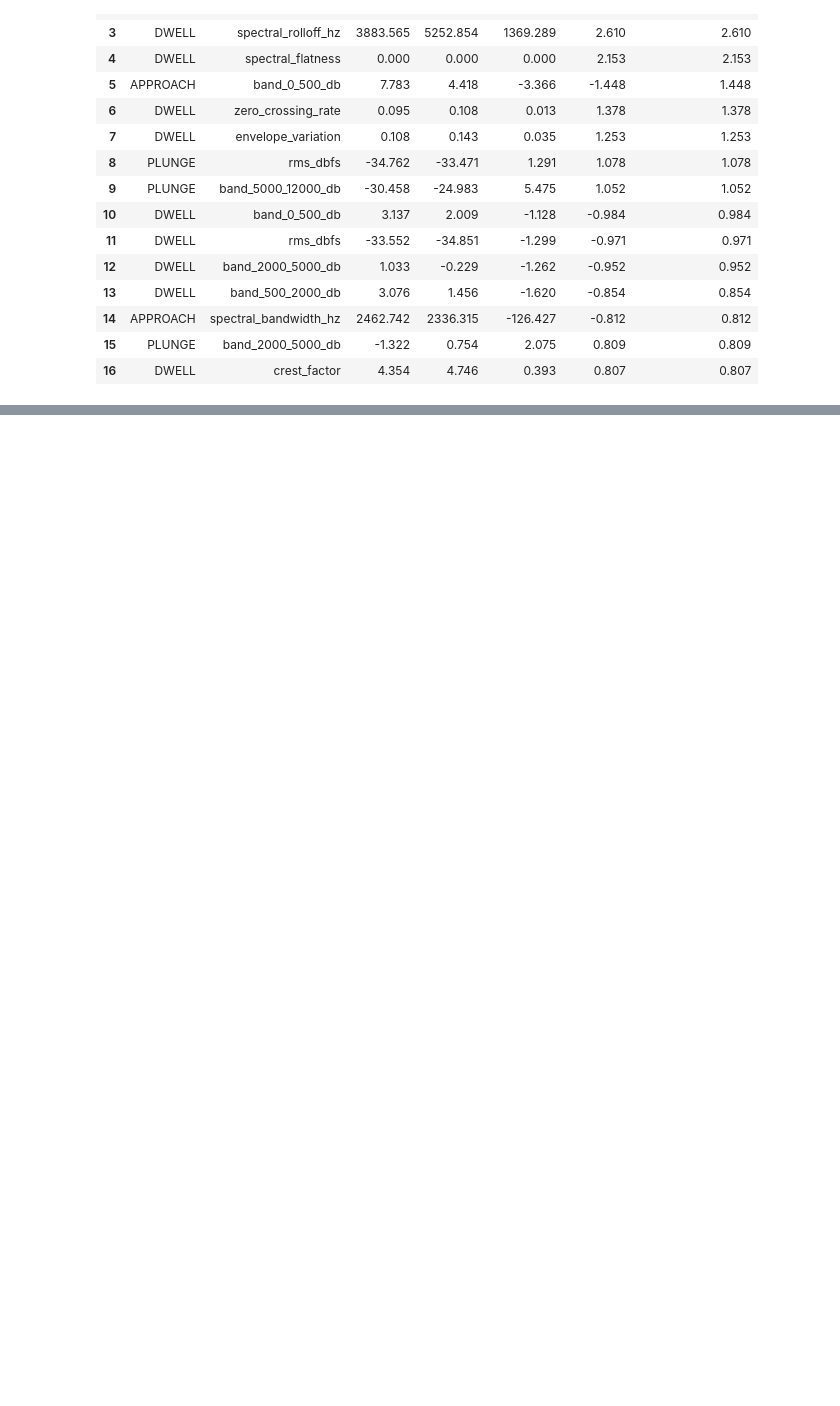
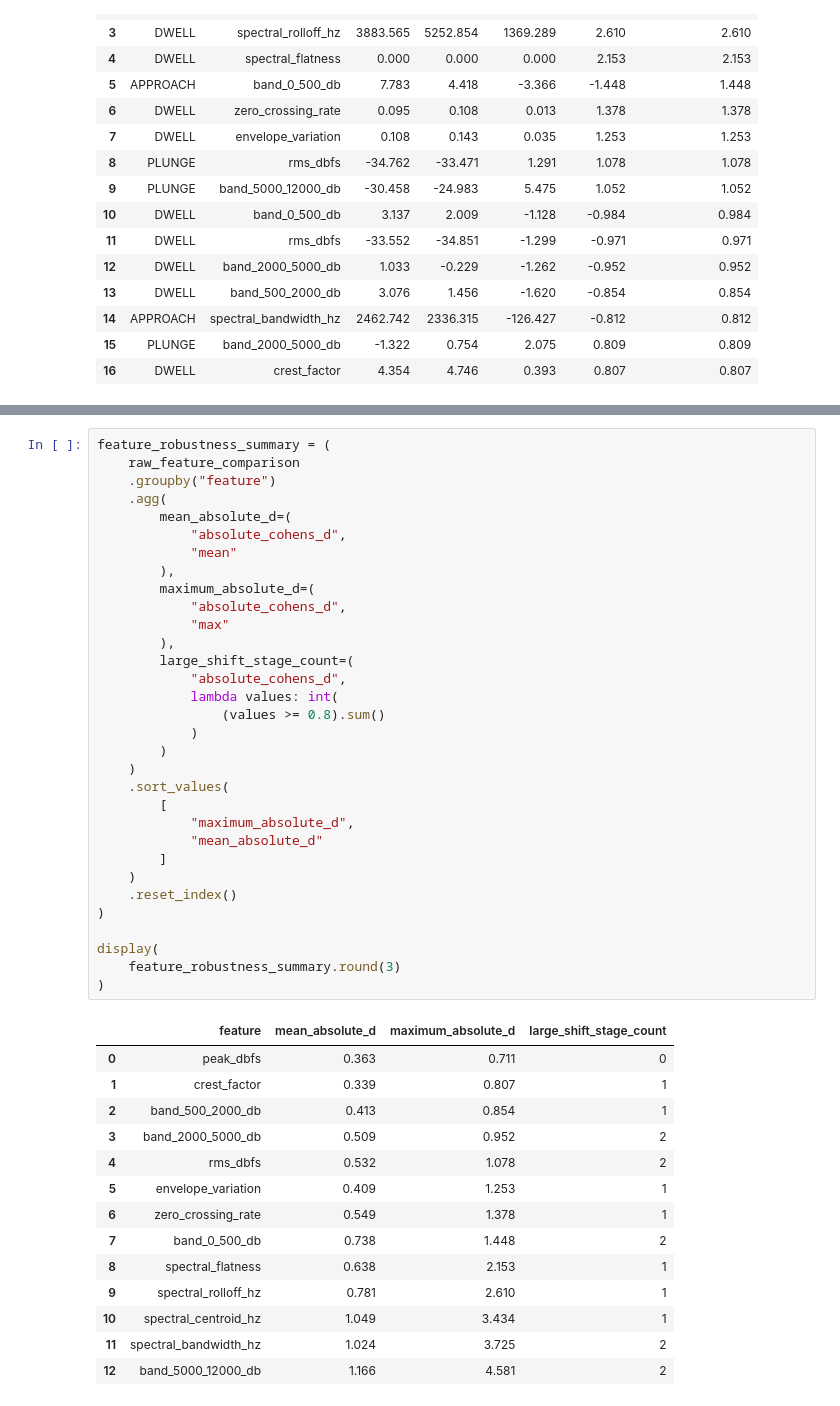
Before and after one commit to tnwlvos/Purdue-AI-education-Muchine-Learning-, a Jupyter notebook: FSSW_Audio_Classification.ipynb, the cells around one changed output, grey strips where cells are left out. Drawn from its saved outputs; the diff is of its cells as text; blank space fills up the shorter version.

```diff
--- a/FSSW_Audio_Classification.ipynb
+++ b/FSSW_Audio_Classification.ipynb
@@ -5570,0 +5627,47 @@ display(
+# %%
+feature_robustness_summary = (
+    raw_feature_comparison
+    .groupby("feature")
+    .agg(
+        mean_absolute_d=(
+            "absolute_cohens_d",
+            "mean"
+        ),
+        maximum_absolute_d=(
+            "absolute_cohens_d",
+            "max"
+        ),
+        large_shift_stage_count=(
+            "absolute_cohens_d",
+            lambda values: int(
+                (values >= 0.8).sum()
+            )
+        )
+    )
+    .sort_values(
+        [
+            "maximum_absolute_d",
+            "mean_absolute_d"
+        ]
+    )
+    .reset_index()
+)
+
+display(
+    feature_robustness_summary.round(3)
+)
+# %% [output]
+|  | feature | mean_absolute_d | maximum_absolute_d | large_shift_stage_count |
+| 0 | peak_dbfs | 0.363 | 0.711 | 0 |
+| 1 | crest_factor | 0.339 | 0.807 | 1 |
+| 2 | band_500_2000_db | 0.413 | 0.854 | 1 |
+| 3 | band_2000_5000_db | 0.509 | 0.952 | 2 |
+| 4 | rms_dbfs | 0.532 | 1.078 | 2 |
+| 5 | envelope_variation | 0.409 | 1.253 | 1 |
+| 6 | zero_crossing_rate | 0.549 | 1.378 | 1 |
+| 7 | band_0_500_db | 0.738 | 1.448 | 2 |
+| 8 | spectral_flatness | 0.638 | 2.153 | 1 |
+| 9 | spectral_rolloff_hz | 0.781 | 2.610 | 1 |
+| 10 | spectral_centroid_hz | 1.049 | 3.434 | 1 |
+| 11 | spectral_bandwidth_hz | 1.024 | 3.725 | 2 |
+| 12 | band_5000_12000_db | 1.166 | 4.581 | 2 |
```
Also changed, not shown: parts of 9 cells of this notebook.
